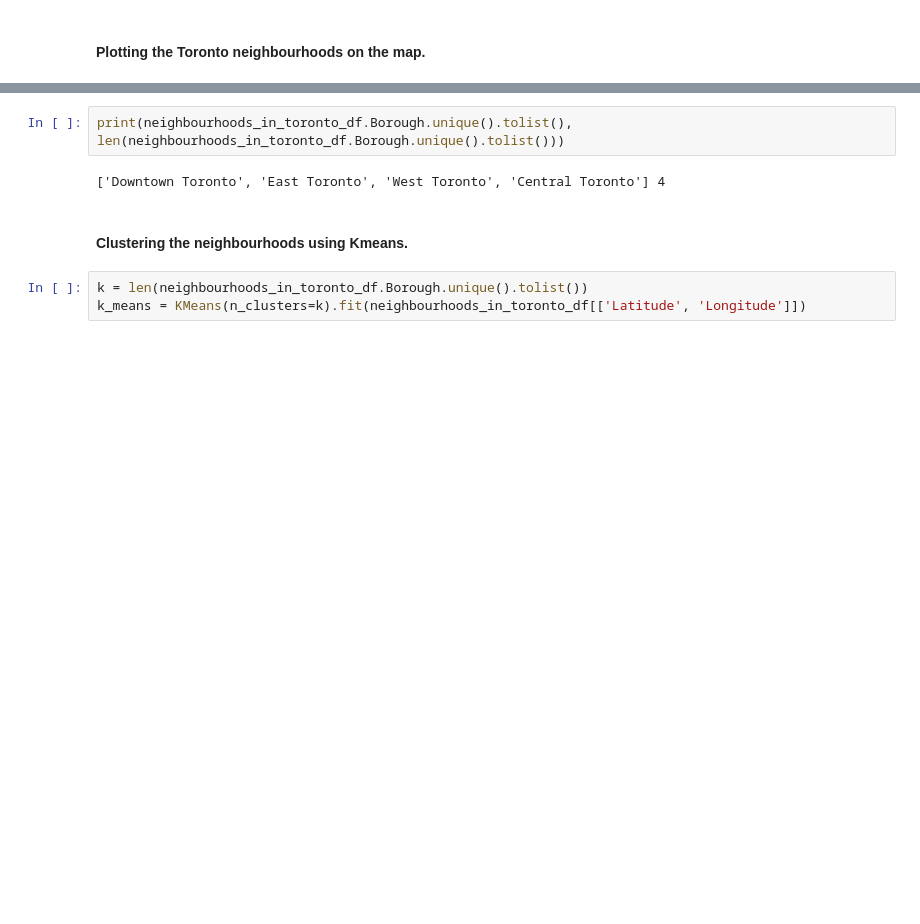
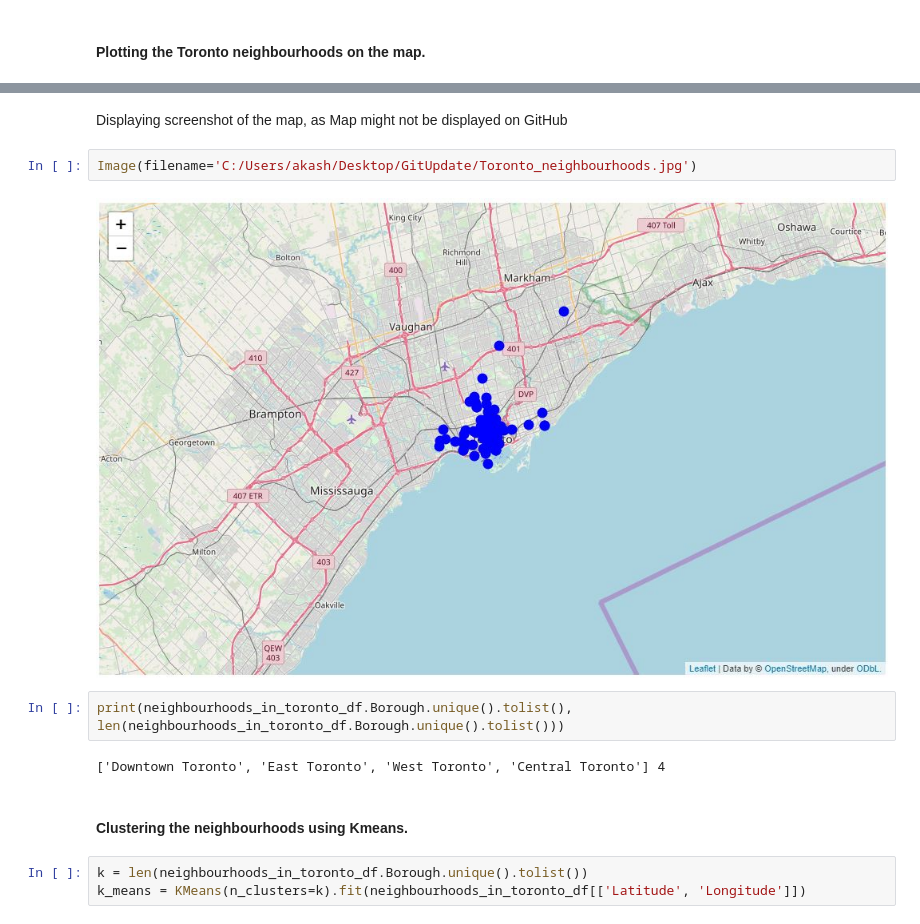
Before and after one commit to avaidya95/DataScienceProject3, a Jupyter notebook: Clustering Neighborhoods of Toronto using k means algorithm.ipynb, the cells around one changed output, grey strips where cells are left out. Saved outputs shown, nothing was run; the diff lists cells and outputs as text; blank space fills up the shorter version.

Commit message:
Uploading file with map screenshots

```diff
--- a/Clustering Neighborhoods of Toronto using k means algorithm.ipynb
+++ b/Clustering Neighborhoods of Toronto using k means algorithm.ipynb
@@ -196,6 +185,12 @@ for lat, long, neighbourhood, borough in zip(neighbourhoods_in_toronto_df.Latitu
 toronto_neighbourhood_map
 # %% [output]
 [interactive output not drawn]
+# %% [markdown]
+Displaying screenshot of the map, as Map might not be displayed on GitHub
+# %%
+Image(filename='C:/Users/akash/Desktop/GitUpdate/Toronto_neighbourhoods.jpg')
+# %% [output]
+[figure, added]
 # %%
 print(neighbourhoods_in_toronto_df.Borough.unique().tolist(), len(neighbourhoods_in_toronto_df.Borough.unique().tolist()))
 # %% [output]
```
Also changed, not shown: parts of 8 cells of this notebook.
